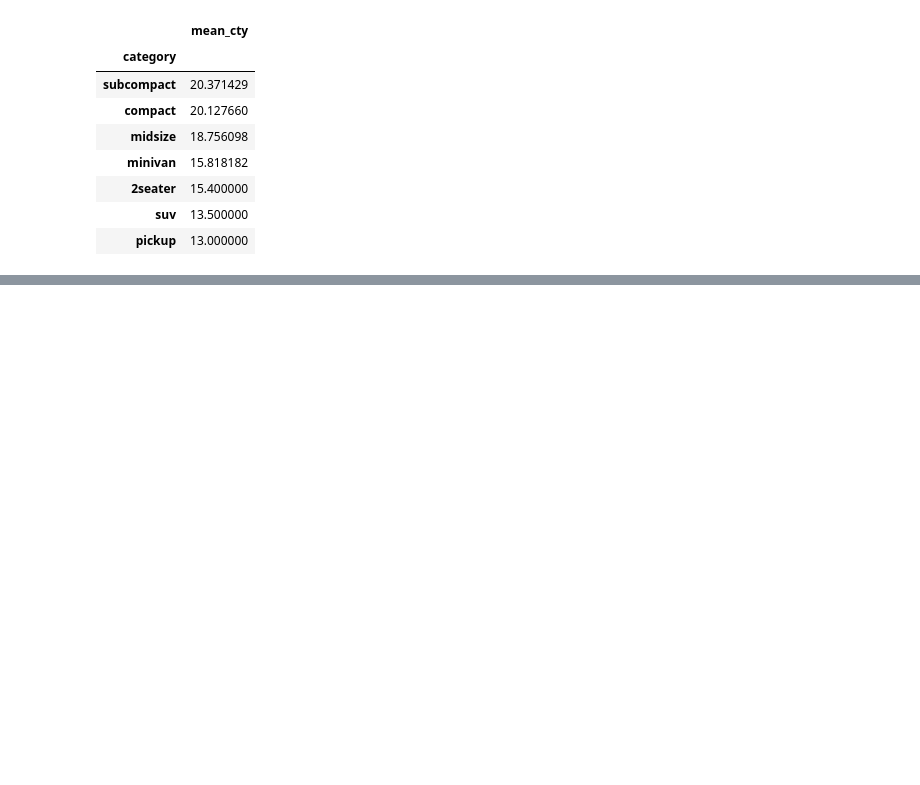
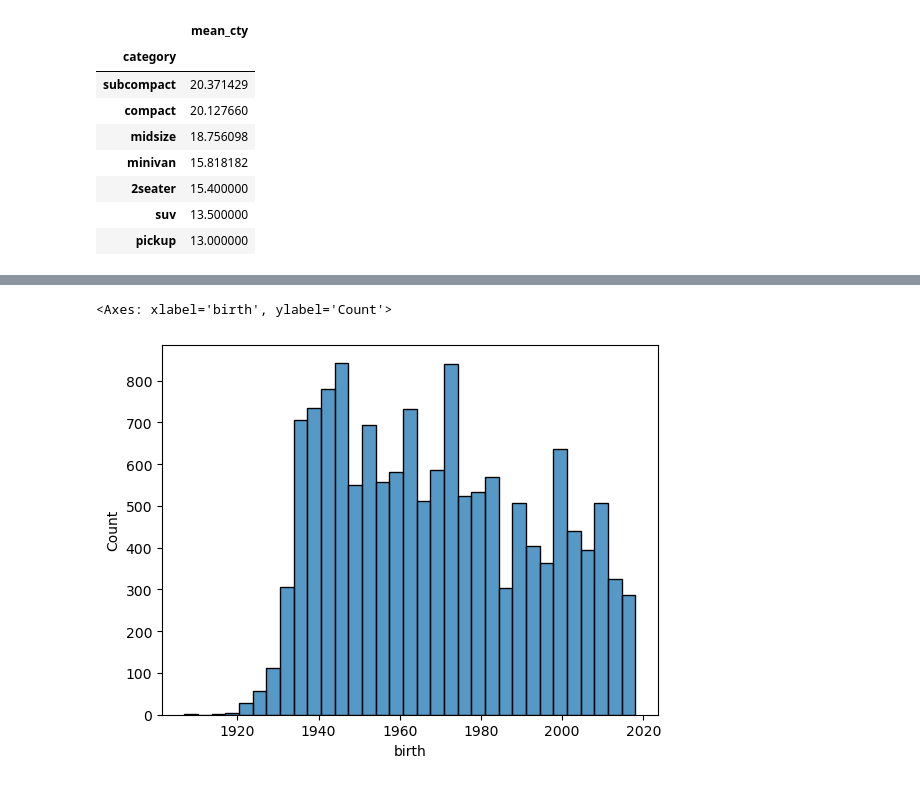
Before and after one commit to sjb3190/TIL-PLC-, a Jupyter notebook: Untitled1.ipynb, the cells around one changed output, grey strips where cells are left out. Drawn from its saved outputs; the diff is of its cells as text; code cells hidden in the pictures; blank space fills up the shorter version.

```diff
--- a/Untitled1.ipynb
+++ b/Untitled1.ipynb
@@ -401,0 +581,4 @@ mpg.query('category=="compact"')\
+# %%
+raw_welfare = pd.read_spss('./data/sav files/Koweps_hpwc14_2019_beta2.sav')
+welfare = raw_welfare.copy()
+welfare
@@ -401,0 +615,10 @@ mpg.query('category=="compact"')\
+# %%
+welfare = welfare.rename( columns = {
+    'h14_g3':'sex',              # 성별
+    'h14_g4':'birth',            # 태어난 연도
+    'h14_g10':'marrige_type',    # 혼인 상태
+    'h14_g11':'religion',        # 종교
+    'p1402_8aq1':'income',       # 월급
+    'h14_eco9':'code_job',       # 직업 코드
+    'h14_reg7':'code_region'     # 지역 코드
+})
@@ -401,0 +637,5 @@ mpg.query('category=="compact"')\
+# %%
+sns.histplot(data=welfare, x='birth')
+# %% [output]
+<Axes: xlabel='birth', ylabel='Count'>
+[figure, added]
```
Also changed, not shown: parts of 54 cells of this notebook.
